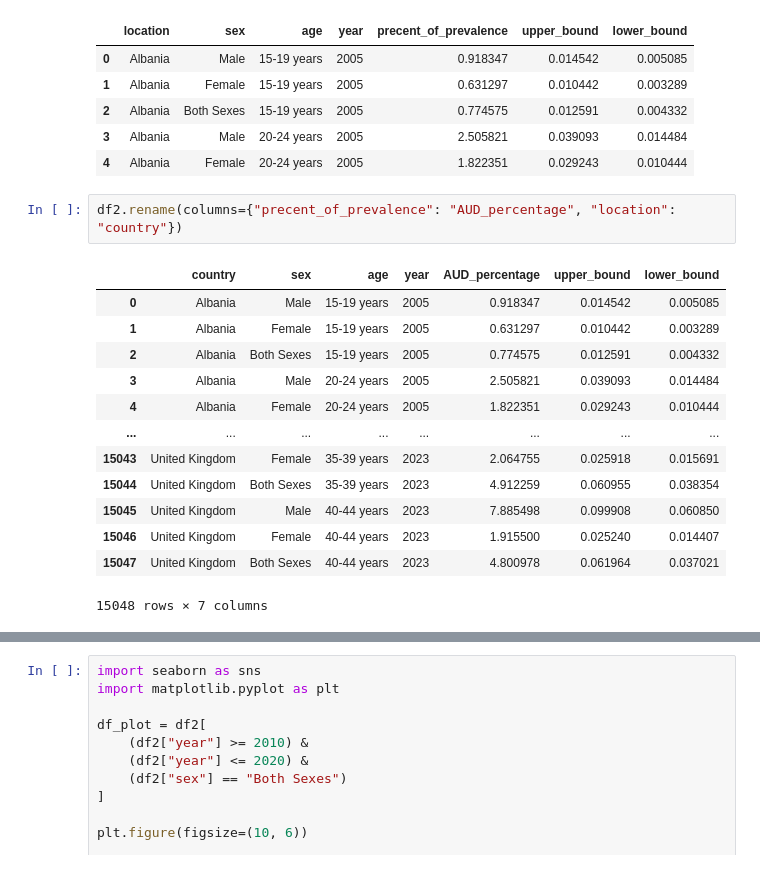
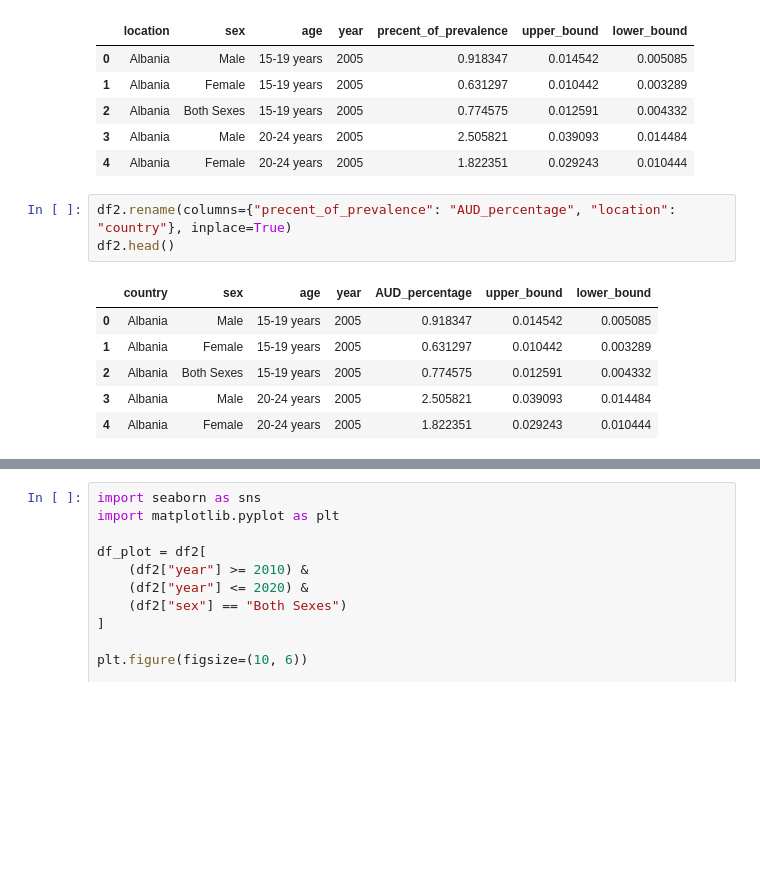
Before and after one commit to justdayane/da-capstone-project-dayane-ernesto, a Jupyter notebook: Capstone_project/EDA/EDA_clean_sets.ipynb, the cells around one changed output, grey strips where cells are left out. Saved outputs shown, nothing was run; the diff lists cells and outputs as text; blank space fills up the shorter version.

```diff
--- a/Capstone_project/EDA/EDA_clean_sets.ipynb
+++ b/Capstone_project/EDA/EDA_clean_sets.ipynb
@@ -141,18 +152,12 @@ df2.head()
 | 3 | Albania | Male | 20-24 years | 2005 | 2.505821 | 0.039093 | 0.014484 |
 | 4 | Albania | Female | 20-24 years | 2005 | 1.822351 | 0.029243 | 0.010444 |
 # %%
-df2.rename(columns={"precent_of_prevalence": "AUD_percentage", "location": "country"})
+df2.rename(columns={"precent_of_prevalence": "AUD_percentage", "location": "country"}, inplace=True)
+df2.head()
 # %% [output]
 |  | country | sex | age | year | AUD_percentage | upper_bound | lower_bound |
 | 0 | Albania | Male | 15-19 years | 2005 | 0.918347 | 0.014542 | 0.005085 |
 | 1 | Albania | Female | 15-19 years | 2005 | 0.631297 | 0.010442 | 0.003289 |
 | 2 | Albania | Both Sexes | 15-19 years | 2005 | 0.774575 | 0.012591 | 0.004332 |
 | 3 | Albania | Male | 20-24 years | 2005 | 2.505821 | 0.039093 | 0.014484 |
 | 4 | Albania | Female | 20-24 years | 2005 | 1.822351 | 0.029243 | 0.010444 |
-| ... | ... | ... | ... | ... | ... | ... | ... |
-| 15043 | United Kingdom | Female | 35-39 years | 2023 | 2.064755 | 0.025918 | 0.015691 |
-| 15044 | United Kingdom | Both Sexes | 35-39 years | 2023 | 4.912259 | 0.060955 | 0.038354 |
-| 15045 | United Kingdom | Male | 40-44 years | 2023 | 7.885498 | 0.099908 | 0.060850 |
-| 15046 | United Kingdom | Female | 40-44 years | 2023 | 1.915500 | 0.025240 | 0.014407 |
-| 15047 | United Kingdom | Both Sexes | 40-44 years | 2023 | 4.800978 | 0.061964 | 0.037021 |
-15048 rows × 7 columns
```
Also changed, not shown: parts of 11 cells of this notebook, 3 other files.
